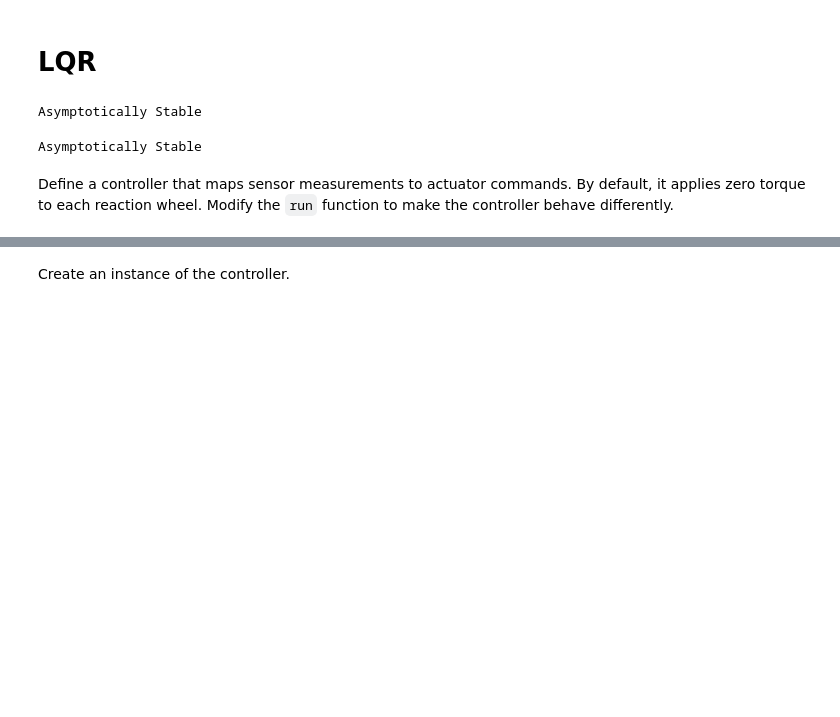
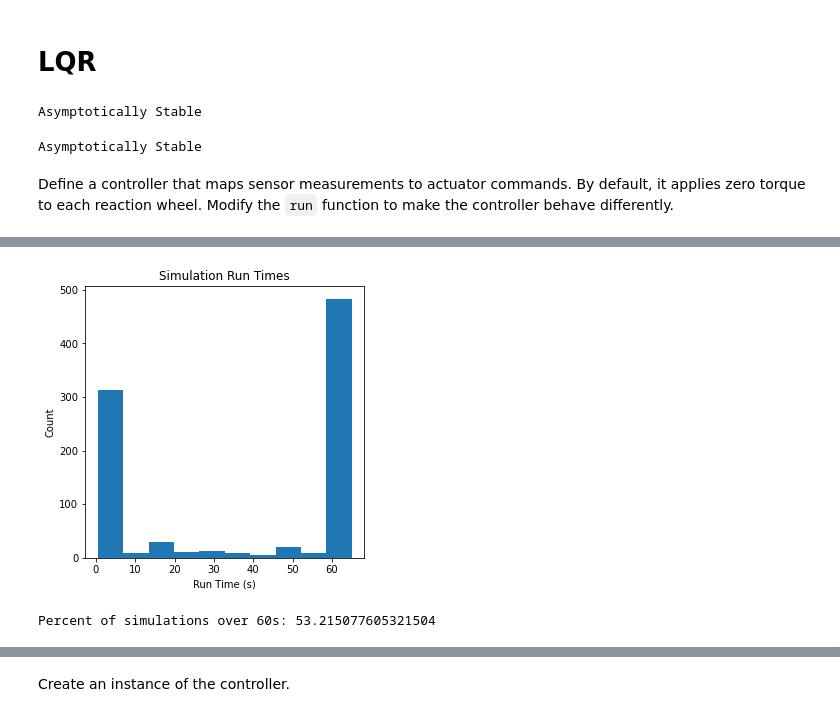
Before and after one commit to Zoinkadoinka/AE353, a Jupyter notebook: SpacecraftDP - April1- Noor.ipynb, the cells around one changed output, grey strips where cells are left out. Saved outputs shown, nothing was run; the diff lists cells and outputs as text; code cells hidden in the pictures; blank space fills up the shorter version.

```diff
--- a/SpacecraftDP - April1- Noor.ipynb
+++ b/SpacecraftDP - April1- Noor.ipynb
@@ -758,0 +729,13 @@ ax.scatter3D(initial_yaws, initial_pitches, initial_rolls, c=times)
+# %%
+fig = plt.figure(figsize = (5,5))
+plt.hist(times)
+plt.xlabel('Run Time (s)')
+plt.ylabel('Count')
+plt.title('Simulation Run Times')
+plt.show()
+#print(times)
+good_times = [i for idx, i in enumerate(times) if times[idx] >= 60]
+print('Percent of simulations over 60s:',len(good_times)/len(times)*100)
+# %% [output]
+[figure, added]
+Percent of simulations over 60s: 53.215077605321504
```
Also changed, not shown: parts of 24 cells of this notebook.
